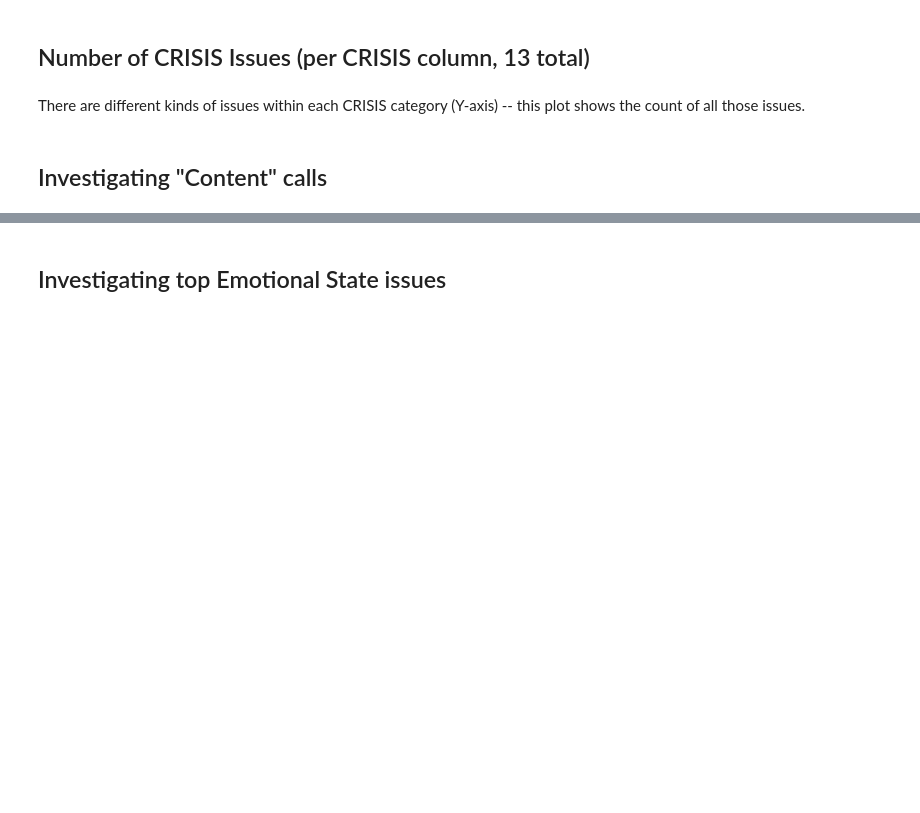
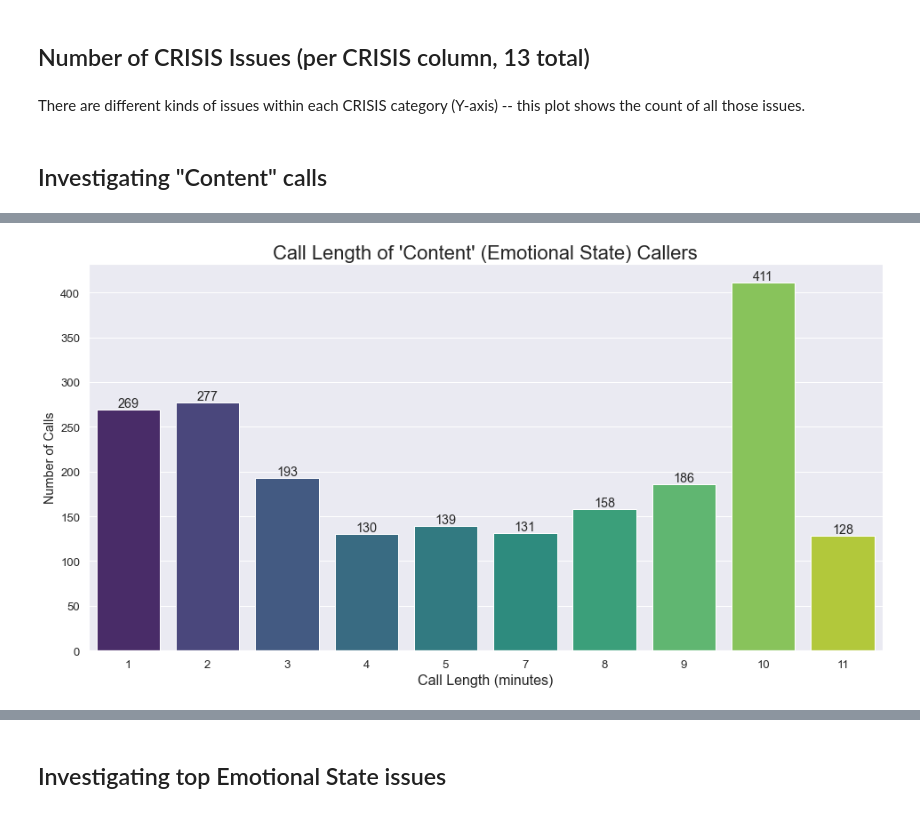
Before and after one commit to NSS-Data-Analytics-Cohort-6/fcs-crisis-data-campers, a Jupyter notebook: notebooks/FCS_project_datacampers.ipynb, the cells around one changed output, grey strips where cells are left out. Cells and saved outputs as stored; diff of their text form; code cells hidden in the pictures; blank space fills up the shorter version.

```diff
--- a/notebooks/FCS_project_datacampers.ipynb
+++ b/notebooks/FCS_project_datacampers.ipynb
@@ -476,8 +494,23 @@ content['CallerNum'].value_counts()[:10].sort_values(ascending=False)
 content['CRISIS Issues - Relationships'].value_counts()[:10].sort_values(ascending=False)
 # Content callers: Most reported relationship is family
 # %%
-content['CallLength'].value_counts()[:10].sort_values(ascending=False)
+content_length = content['CallLength'].value_counts()[:10].sort_values(ascending=False)
+content_length
 # Content callers: 10 min calls top the list
+# %%
+con_len = pd.DataFrame({'CallLength':content_length.index, 'Count':content_length.values})
+con_len
+# %%
+plt.figure(figsize=(16, 8))
+sns.set(font_scale=1.2)
+ax = sns.barplot(x=con_len.CallLength, y=con_len.Count, data=con_len,
+            palette=sns.color_palette('viridis', n_colors=10))
+ax.bar_label(ax.containers[0])
+plt.title("Call Length of 'Content' (Emotional State) Callers", fontsize=22)
+plt.xlabel('Call Length (minutes)', fontsize=16)
+plt.ylabel('Number of Calls');
+# %% [output]
+[figure, added]
 # %%
 content_mh = content['CRISIS Issues - Mental Health'].value_counts()[:10].sort_values(ascending=False)
 content_mh
```
Also changed, not shown: parts of 9 cells of this notebook.
